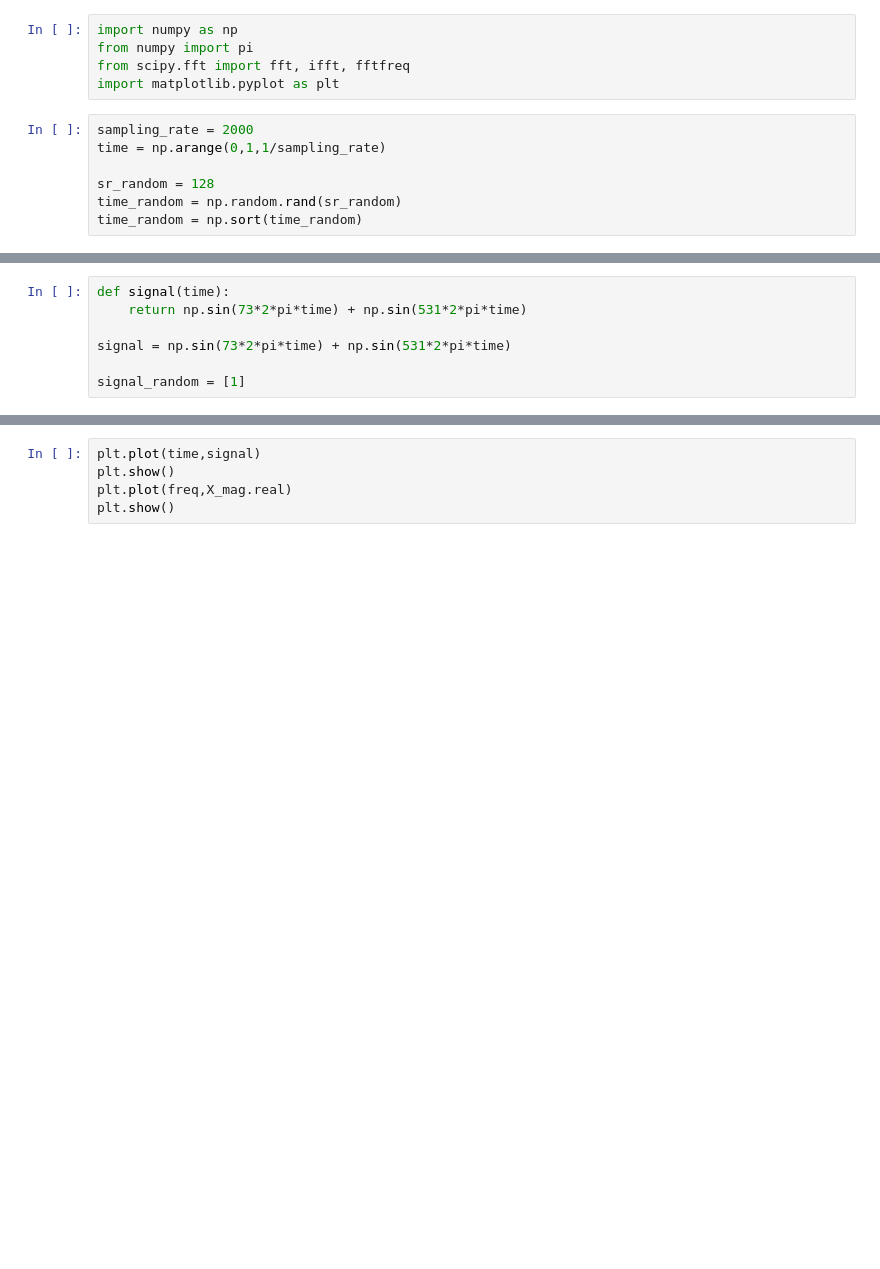
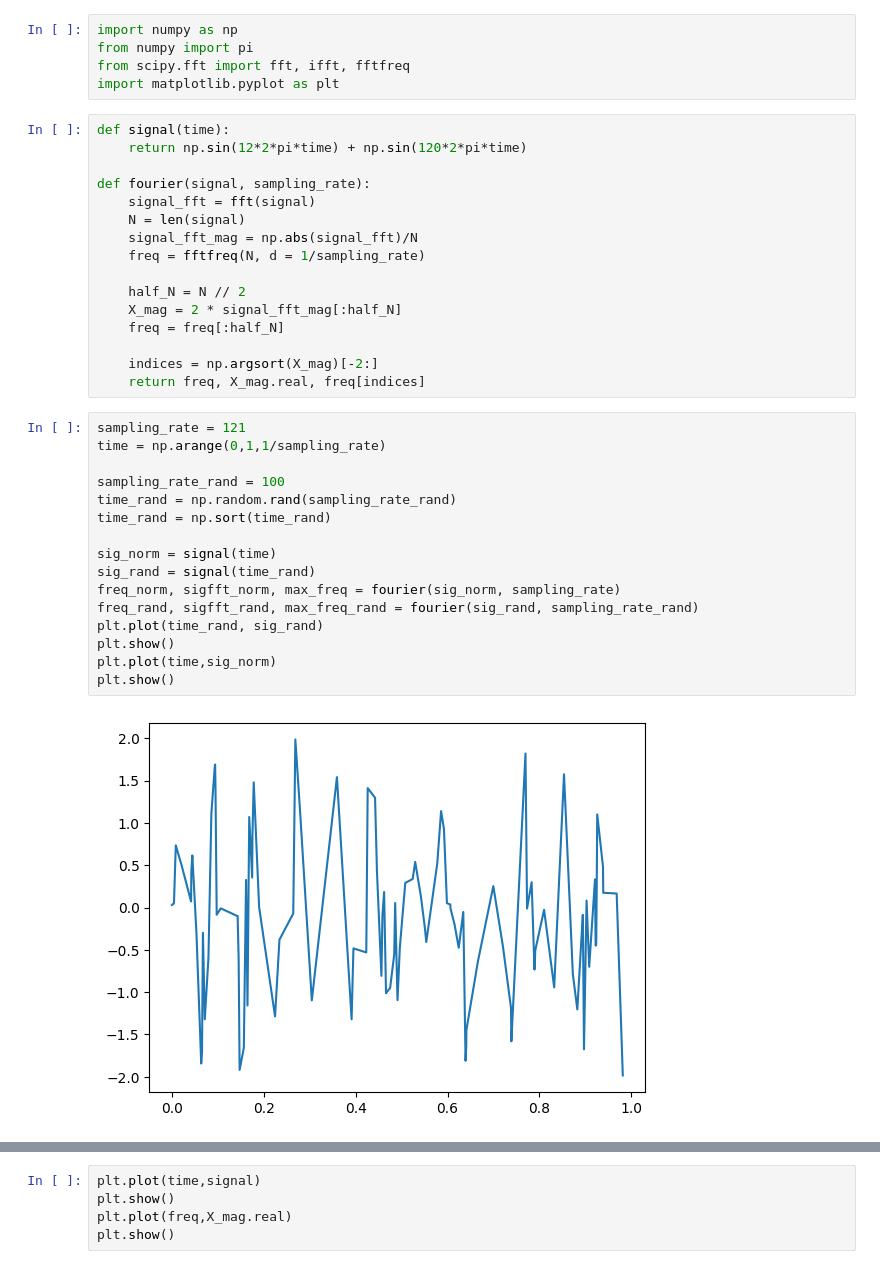
Before and after one commit to LorenzoJoquino/Physics215Project_CompSensGroup, a Jupyter notebook: test.ipynb, the cells around one changed output, grey strips where cells are left out. Drawn from its saved outputs; the diff is of its cells as text; blank space fills up the shorter version.

```diff
--- a/test.ipynb
+++ b/test.ipynb
@@ -3,10 +3,37 @@ import numpy as np
 from numpy import pi
 from scipy.fft import fft, ifft, fftfreq
 import matplotlib.pyplot as plt
+# %%
+def signal(time):
+    return np.sin(12*2*pi*time) + np.sin(120*2*pi*time)
+
+def fourier(signal, sampling_rate):
+    signal_fft = fft(signal)
+    N = len(signal)
+    signal_fft_mag = np.abs(signal_fft)/N
+    freq = fftfreq(N, d = 1/sampling_rate)
+
+    half_N = N // 2
+    X_mag = 2 * signal_fft_mag[:half_N]
+    freq = freq[:half_N]
+
+    indices = np.argsort(X_mag)[-2:]
+    return freq, X_mag.real, freq[indices]
 # %%
-sampling_rate = 2000
+sampling_rate = 121
 time = np.arange(0,1,1/sampling_rate)
 
-sr_random = 128
-time_random = np.random.rand(sr_random)
-time_random = np.sort(time_random)
+sampling_rate_rand = 100
+time_rand = np.random.rand(sampling_rate_rand)
+time_rand = np.sort(time_rand)
+
+sig_norm = signal(time)
+sig_rand = signal(time_rand)
+freq_norm, sigfft_norm, max_freq = fourier(sig_norm, sampling_rate)
+freq_rand, sigfft_rand, max_freq_rand = fourier(sig_rand, sampling_rate_rand)
+plt.plot(time_rand, sig_rand)
+plt.show()
+plt.plot(time,sig_norm)
+plt.show()
+# %% [output]
+[figure, added]
@@ -13,7 +40,0 @@ time_random = np.sort(time_random)
-# %%
-def signal(time):
-    return np.sin(73*2*pi*time) + np.sin(531*2*pi*time)
-
-signal = np.sin(73*2*pi*time) + np.sin(531*2*pi*time)
-
-signal_random = [1]
```
Also changed, not shown: parts of 5 cells of this notebook, 2 other files.
